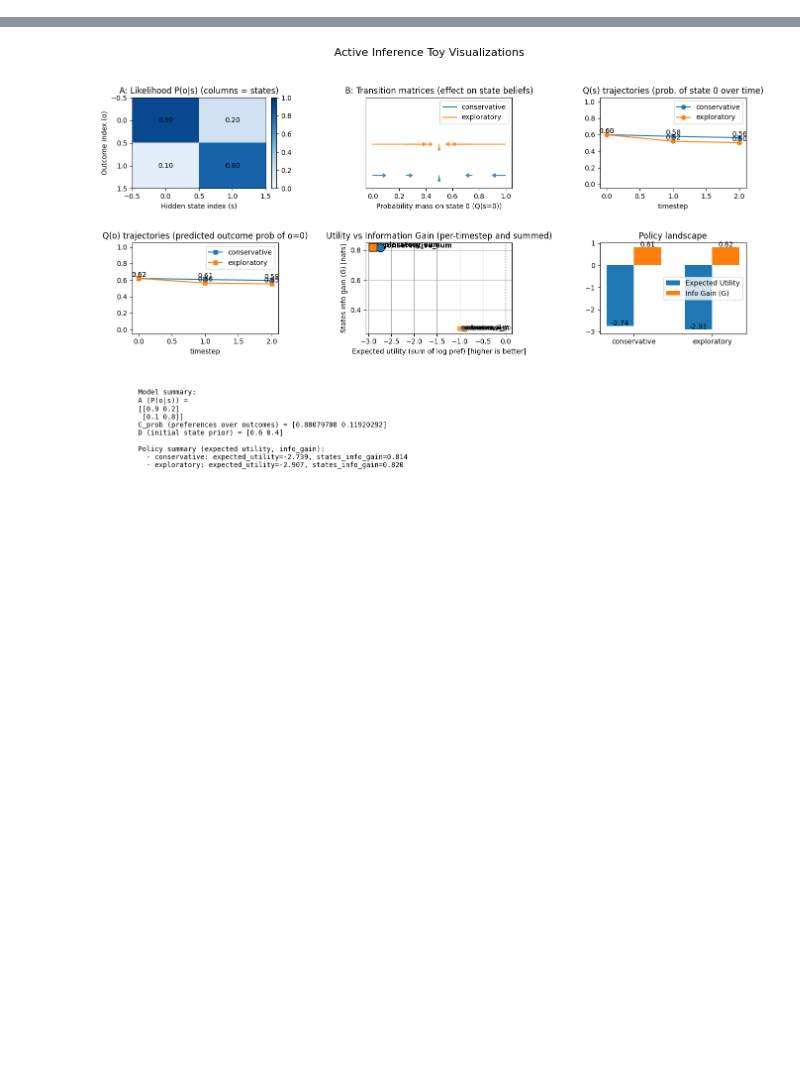
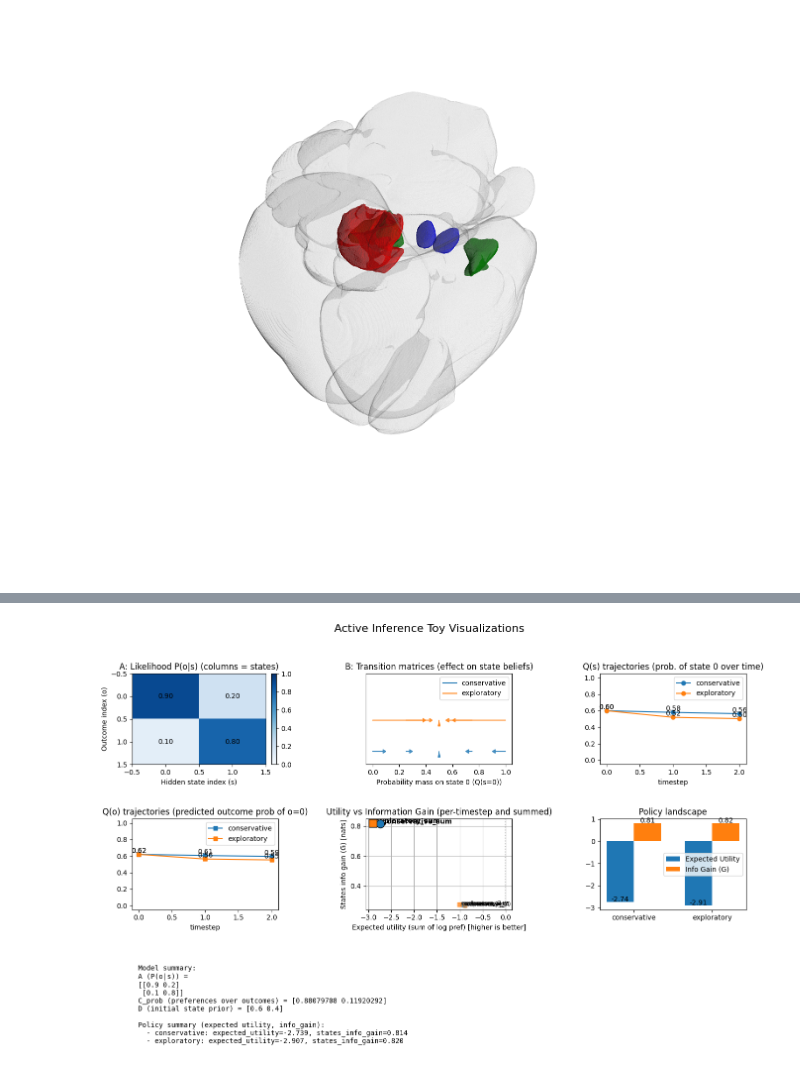
Before and after one commit to hridaik/social-defeat, a Jupyter notebook: visualize.ipynb, the cells around one changed output, grey strips where cells are left out. Cells and saved outputs as stored; diff of their text form; code cells hidden in the pictures; blank space fills up the shorter version.

```diff
--- a/visualize.ipynb
+++ b/visualize.ipynb
@@ -348,3 +348,73 @@ def plot_all(policy_data, A, C_prob, D, n_steps):
 
     plt.suptitle("Active Inference Toy Visualizations", fontsize=16)
     plt.show()
+# %%
+import nrrd
+import numpy as np
+from skimage import measure
+import matplotlib.pyplot as plt
+
+annotation, header = nrrd.read("annotation_25.nrrd")
+
+# Brain = all nonzero voxels
+brain_mask = annotation > 0
+
+def extract_surface(mask):
+    # marching_cubes expects (X, Y, Z)
+    verts, faces, _, _ = measure.marching_cubes(
+        mask.transpose(2, 1, 0), level=0
+    )
+    return verts, faces
+
+
+structures = {
+    "PAG": 795,
+    "VMH": 693,
+    "MeA": 403
+}
+
+colors = {
+    "PAG": "red",
+    "VMH": "blue",
+    "MeA": "green"
+}
+
+brain_verts, brain_faces = extract_surface(brain_mask)
+
+region_meshes = {}
+for name, sid in structures.items():
+    mask = annotation == sid
+    region_meshes[name] = extract_surface(mask)
+
+
+fig = plt.figure(figsize=(8, 10))
+ax = fig.add_subplot(111, projection="3d")
+
+# Full brain (gray, transparent)
+ax.plot_trisurf(
+    brain_verts[:,0],
+    brain_verts[:,1],
+    brain_faces,
+    brain_verts[:,2],
+    color="lightgray",
+    alpha=0.08,
+    linewidth=0
+)
+
+# Regions
+for name, (verts, faces) in region_meshes.items():
+    ax.plot_trisurf(
+        verts[:,0],
+        verts[:,1],
+        faces,
+        verts[:,2],
+        color=colors[name],
+        alpha=0.7,
+        linewidth=0
+    )
+
+ax.set_box_aspect([1,1,1])
+ax.set_axis_off()
+plt.show()
+# %% [output]
+[figure, added]
```
Also changed, not shown: parts of 2 cells of this notebook, 6 other files.
